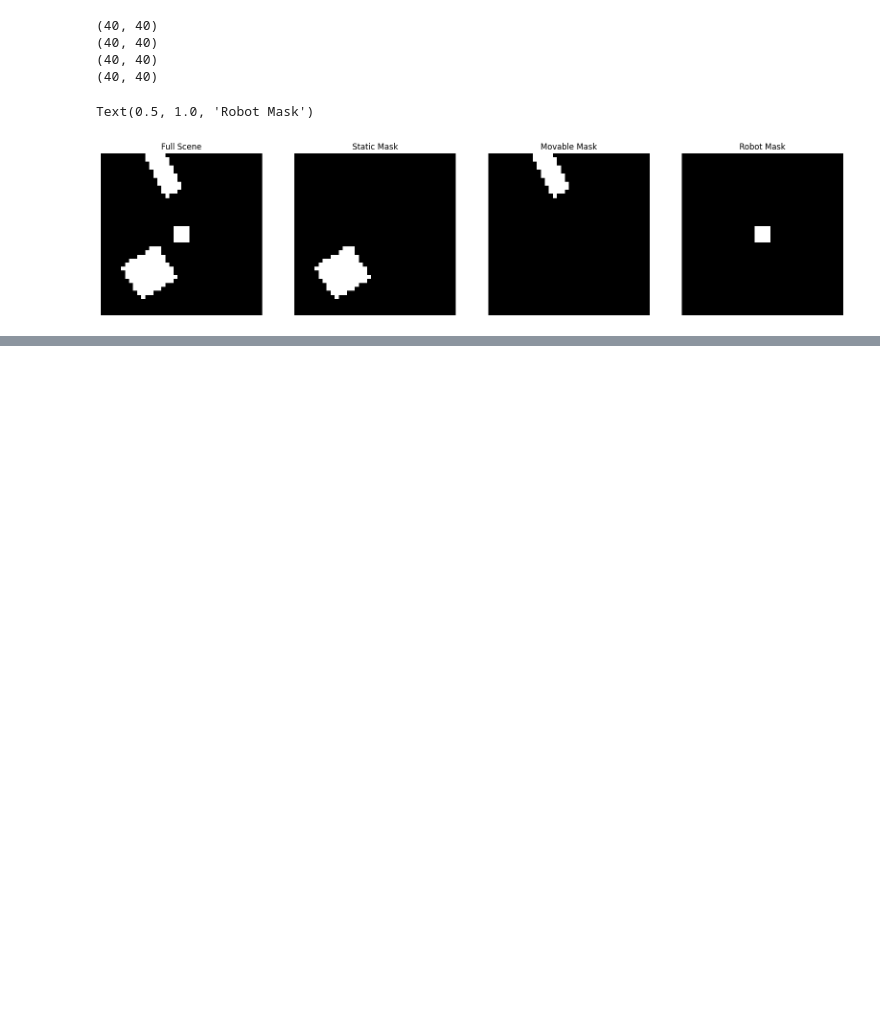
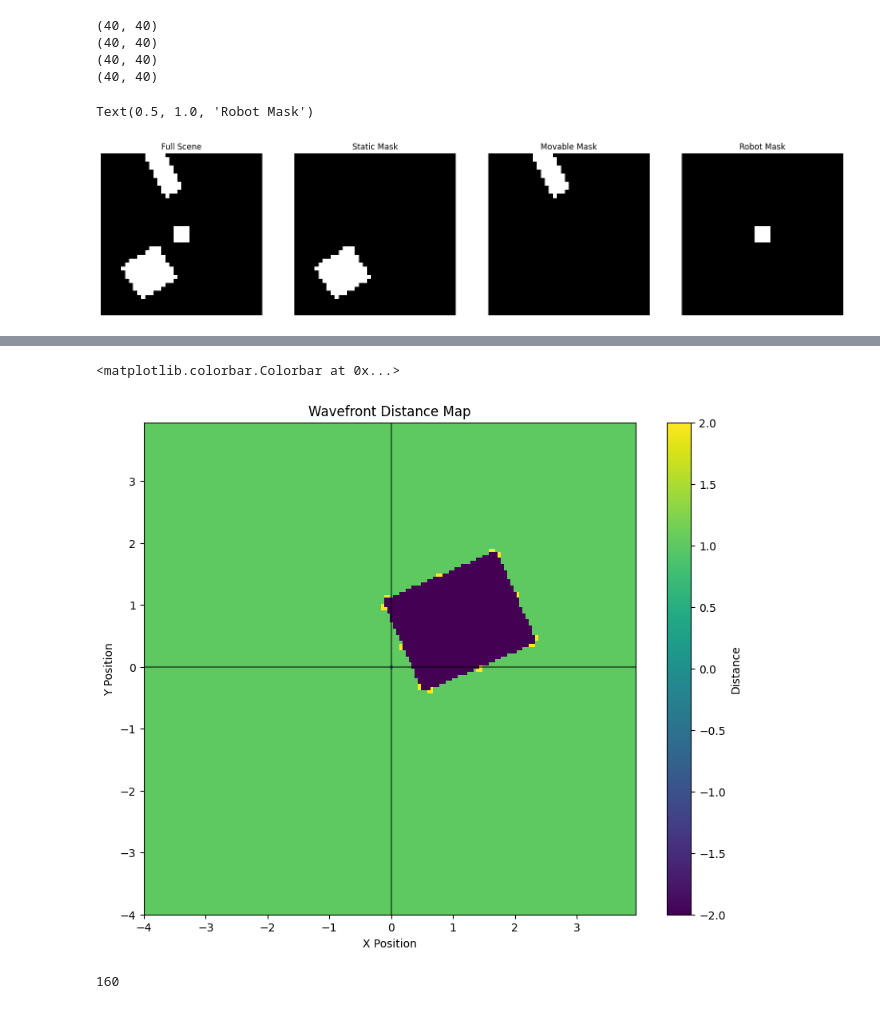
Before and after one commit to PRX-Kinodynamic/ML4KP-devel, a Jupyter notebook: vis.ipynb, the cells around one changed output, grey strips where cells are left out. Cells and saved outputs as stored; diff of their text form; code cells hidden in the pictures; blank space fills up the shorter version.

Commit message:
converted most of the python code for to cpp and also added wavefront generation code

```diff
--- a/vis.ipynb
+++ b/vis.ipynb
@@ -129,0 +143,42 @@ Text(0.5, 1.0, 'Robot Mask')
+# %%
+from matplotlib.patches import Rectangle
+data = []
+with open("wavefront_data.txt", "r") as f:
+    for line in f:
+        data.append([float(x) for x in line.strip().split()])
+
+data = np.array(data)
+grid_size = len(np.unique(data[:, 0]))
+
+grid = data[:, -1].reshape(grid_size, grid_size)
+
+
+x_lims = [np.min(np.unique(data[:, 0])), np.max(np.unique(data[:, 0]))]
+y_lims = [np.min(np.unique(data[:, 1])), np.max(np.unique(data[:, 1]))]
+
+# Create a figure with a larger size
+plt.figure(figsize=(10, 8))
+
+# Plot with origin at center and correct orientation
+plt.imshow(grid.T, origin='lower', extent=[x_lims[0], x_lims[1], y_lims[0], y_lims[1]])
+
+# Add grid lines
+# plt.grid(True, linestyle='--', alpha=0.7)
+
+# Add axes lines for x=0 and y=0
+plt.axhline(y=0, color='k', linestyle='-', alpha=0.5)
+plt.axvline(x=0, color='k', linestyle='-', alpha=0.5)
+
+plt.xlabel('X Position')
+plt.ylabel('Y Position')
+plt.title('Wavefront Distance Map')
+
+# Add colorbar with label
+plt.colorbar(label='Distance')
+# %% [output]
+<matplotlib.colorbar.Colorbar at 0x...>
+[figure, added]
+# %%
+grid_size
+# %% [output]
+160
```
Also changed, not shown: parts of 5 cells of this notebook, 15 other files.
